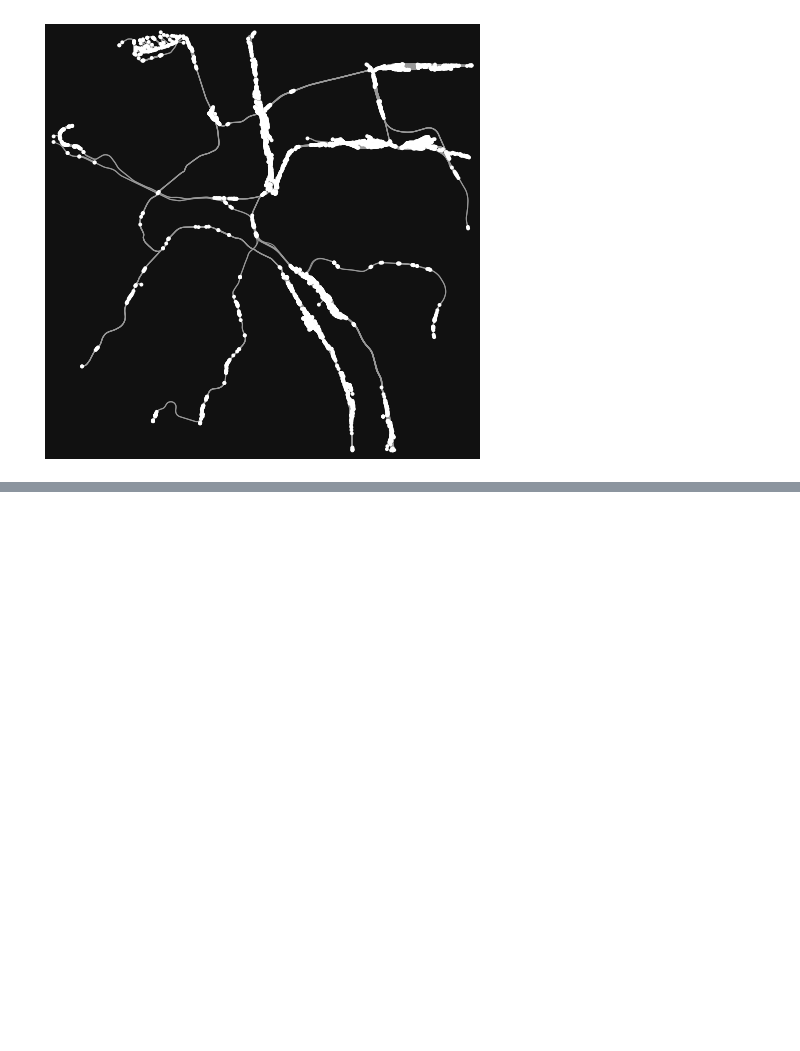
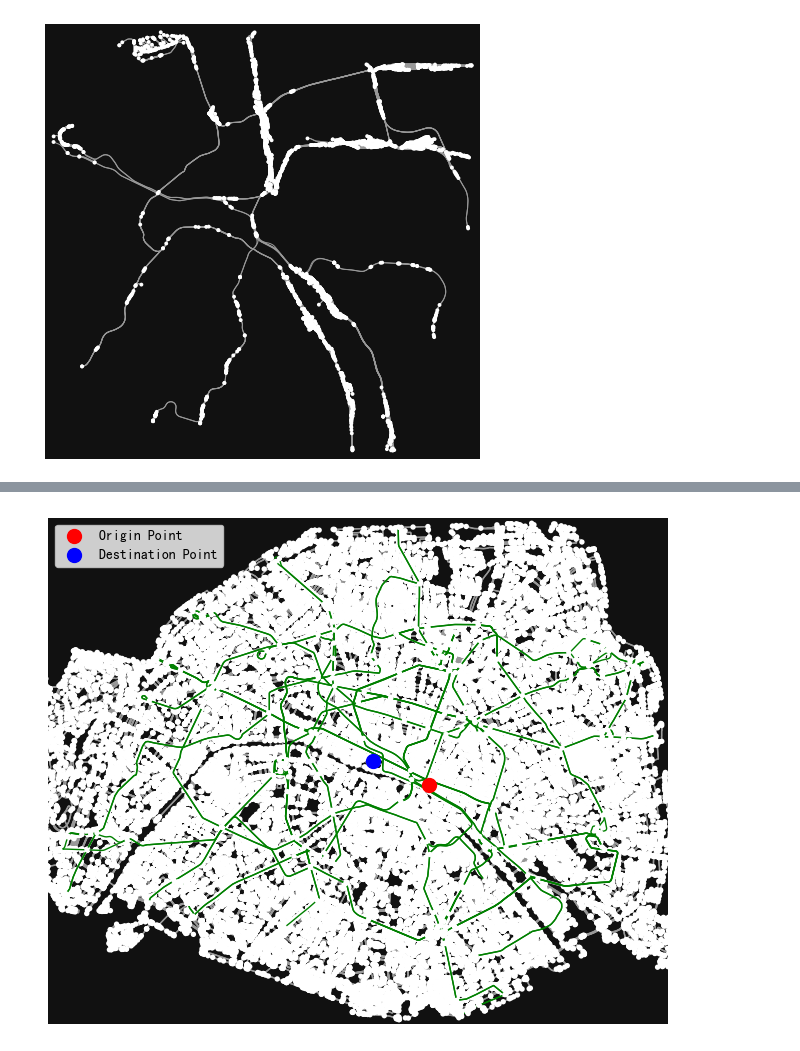
Before and after one commit to yubocai-poly/BATO-MOUTCHE-Extension, a Jupyter notebook: transportation/transportation_exploration.ipynb, the cells around one changed output, grey strips where cells are left out. Drawn from its saved outputs; the diff is of its cells as text; code cells hidden in the pictures; blank space fills up the shorter version.

```diff
--- a/transportation/transportation_exploration.ipynb
+++ b/transportation/transportation_exploration.ipynb
@@ -105,3 +105,77 @@ m.save('paris_metro_stations_and_lines.html')
 m
 # %% [output]
 [interactive output not drawn]
+# %%
+def calculate_walking_distance(G, orig_node, dest_node):
+    """
+    计算街道网络中两个节点之间的步行距离。
+
+    :param G: 街道网络图。
+    :param orig_node: 起始节点。
+    :param dest_node: 目的节点。
+    :return: 两个节点之间的步行距离（米）。
+    """
+    try:
+        # 计算最短路径的长度
+        length = nx.shortest_path_length(G, orig_node, dest_node, weight='length')
+        return length
+    except nx.NetworkXNoPath:
+        print(f"No path between {orig_node} and {dest_node}")
+        return None
+# %%
+import osmnx as ox
+import matplotlib.pyplot as plt
+import networkx as nx
+import geopy.distance
+
+def calculate_straight_line_distance(point1, point2):
+    """计算两点间的直线距离。"""
+    return geopy.distance.distance(point1, point2).m
+
+def visualize_network_and_nodes(G_street, G_rail, origin_point, dest_point):
+    # 获取最近的街道和铁路站节点
+    orig_node_street = ox.distance.nearest_nodes(G_street, origin_point[1], origin_point[0])
+    dest_node_street = ox.distance.nearest_nodes(G_street, dest_point[1], dest_point[0])
+    orig_node_rail = ox.distance.nearest_nodes(G_rail, origin_point[1], origin_point[0])
+    dest_node_rail = ox.distance.nearest_nodes(G_rail, dest_point[1], dest_point[0])
+
+    # get the nearest street node to the stations
+    orig_street_to_rail = ox.distance.nearest_nodes(G_street, G_rail.nodes[orig_node_rail]['x'], G_rail.nodes[orig_node_rail]['y'])
+    dest_street_to_rail = ox.distance.nearest_nodes(G_street, G_rail.nodes[dest_node_rail]['x'], G_rail.nodes[dest_node_rail]['y'])
+
+    # 计算直线距离
+    straight_distance_origin = calculate_straight_line_distance(origin_point, (G_street.nodes[orig_node_street]['y'], G_street.nodes[orig_node_street]['x']))
+    straight_distance_destination = calculate_straight_line_distance(dest_point, (G_street.nodes[dest_node_street]['y'], G_street.nodes[dest_node_street]['x']))
+    straight_orig_station = calculate_straight_line_distance((G_street.nodes[orig_street_to_rail]['y'], G_street.nodes[orig_street_to_rail]['x']), (G_rail.nodes[orig_node_rail]['y'], G_rail.nodes[orig_node_rail]['x']))
+    straight_dest_station = calculate_straight_line_distance((G_street.nodes[dest_street_to_rail]['y'], G_street.nodes[dest_street_to_rail]['x']), (G_rail.nodes[dest_node_rail]['y'], G_rail.nodes[dest_node_rail]['x']))
+
+    # 计算步行距离
+    walk_distance_origin = calculate_walking_distance(G_street, orig_node_street, orig_street_to_rail)
+    walk_distance_destination = calculate_walking_distance(G_street, dest_node_street, dest_street_to_rail)
+
+    # 计算铁路距离
+    rail_distance = calculate_walking_distance(G_rail, orig_node_rail, dest_node_rail)
+
+    # 可视化网络和节点
+    fig, ax = ox.plot_graph(G_street, show=False, close=False)
+    fig, ax = ox.plot_graph(G_rail, ax=ax, edge_color='green', show=False, close=False)
+
+    # 标注起点和终点
+    ax.scatter(*origin_point[::-1], c='red', s=100, label='Origin Point')
+    ax.scatter(*dest_point[::-1], c='blue', s=100, label='Destination Point')
+
+    # 打印距离
+    print(f"Straight-line distance from origin to nearest street node: {straight_distance_origin} meters")
+    print(f"Walking distance from street node to nearest rail node at origin: {walk_distance_origin} meters")
+    print(f"Rail distance between origin and destination rail nodes: {rail_distance} meters")
+    print(f"Walking distance from street node to nearest rail node at destination: {walk_distance_destination} meters")
+    print(f"Straight-line distance from nearest street node to destination: {straight_distance_destination} meters")
+    print(f"Straight-line distance from origin to destination: {straight_distance_origin + straight_orig_station + rail_distance + straight_dest_station + straight_distance_destination} meters")
+
+
+    plt.legend()
+    plt.show()
+
+# 这里需要添加用于计算步行距离的函数 calculate_walking_distance，这个函数你之前已经提供了。
+visualize_network_and_nodes(G_street, G_rail, origin_point, dest_point)
+# %% [output]
@@ -107,0 +188 @@ m
+[figure, added]
```
Also changed, not shown: parts of 1 cell of this notebook, 27 other files.
